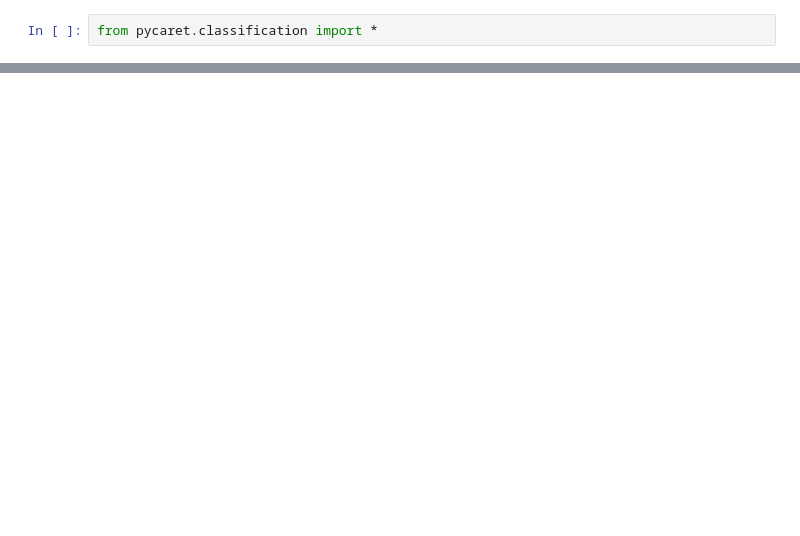
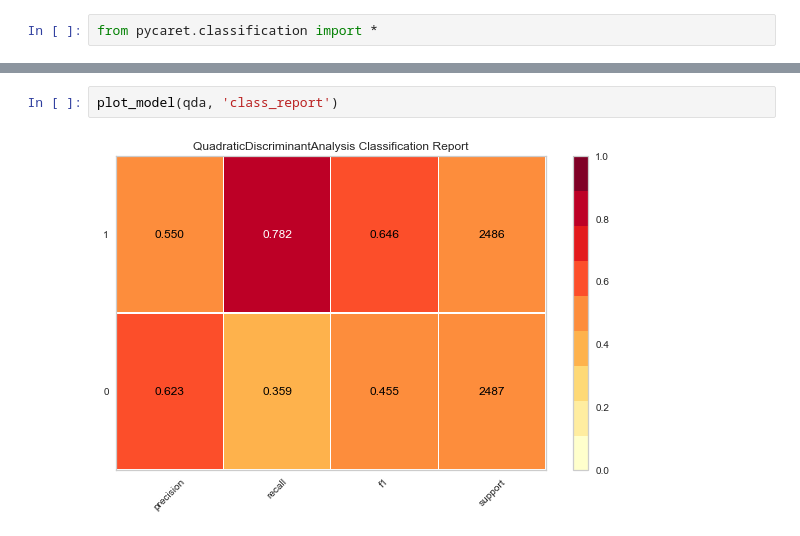
Before and after one commit to dearfad/mmhelper, a Jupyter notebook: project/qx/qx_pycaret.ipynb, the cells around one changed output, grey strips where cells are left out. Drawn from its saved outputs; the diff is of its cells as text; blank space fills up the shorter version.

```diff
--- a/project/qx/qx_pycaret.ipynb
+++ b/project/qx/qx_pycaret.ipynb
@@ -94,0 +77,4 @@ interpret_model(cat, plot = 'correlation')
+# %%
+plot_model(qda, 'class_report')
+# %% [output]
+[figure, added]
```
Also changed, not shown: parts of 8 cells of this notebook, 6 other files.
